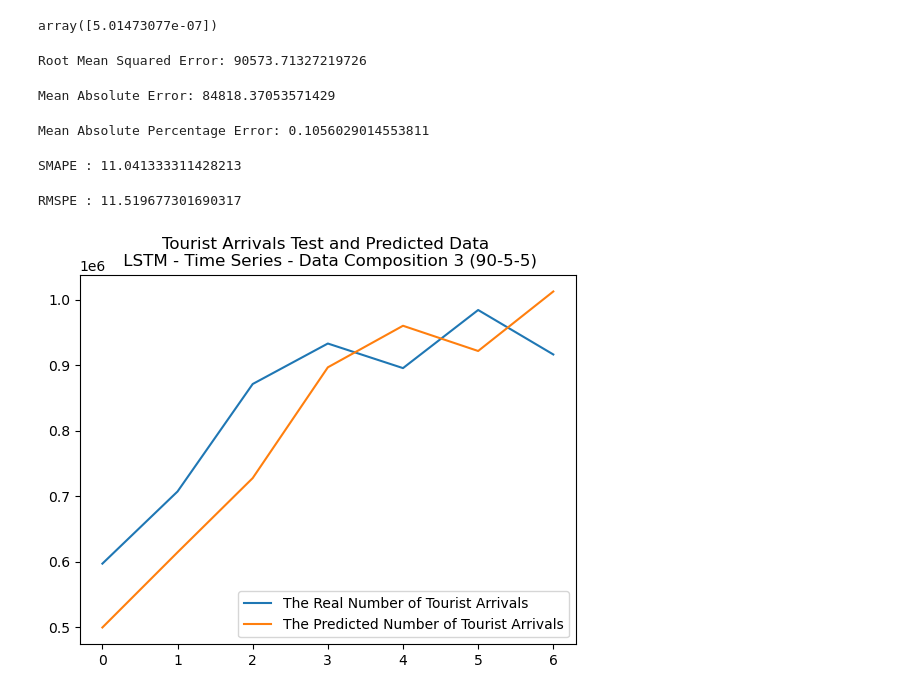
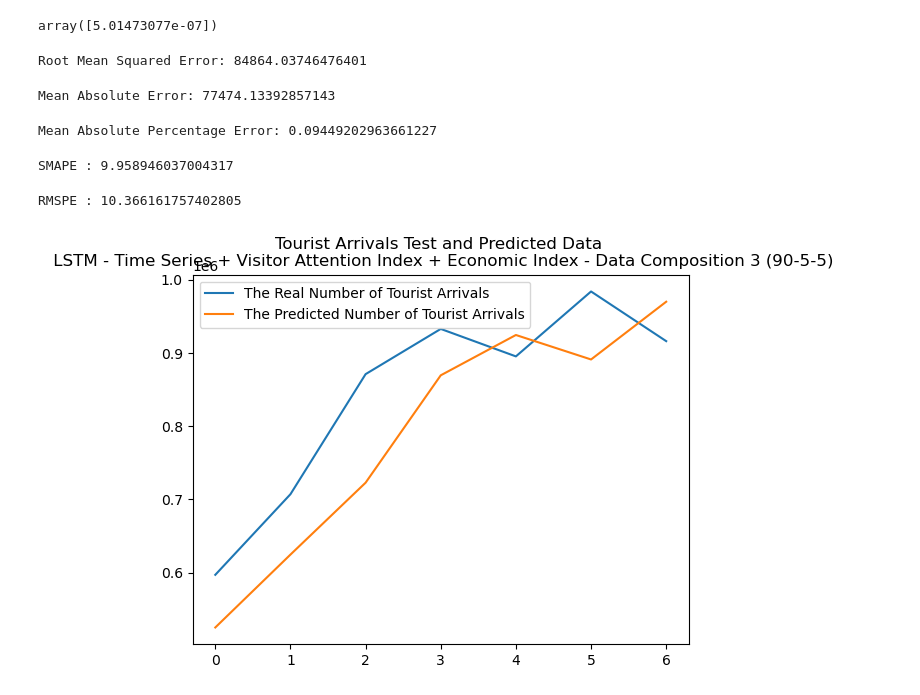
Before and after one commit to nnv2-pham/19046904---Officially-Dissertation---Machine-Learning-Models-For-Predicting-International-Tourist-Ar, a Jupyter notebook: LSTM - TIME SERIES + VISITOR ATTENTION INDEX - DATA COMPOSITION 3 (90-5-5).ipynb, the cells around one changed output. Cells and saved outputs as stored; diff of their text form; code cells hidden in the pictures.

```diff
--- a/LSTM - TIME SERIES + VISITOR ATTENTION INDEX - DATA COMPOSITION 3 (90-5-5).ipynb
+++ b/LSTM - TIME SERIES + VISITOR ATTENTION INDEX - DATA COMPOSITION 3 (90-5-5).ipynb
@@ -8,7 +8,7 @@ from tensorflow.keras.models import Sequential
 from tensorflow.keras.layers import Dense, LSTM
 # %%
 # Read in data and display fist 5 rows
-df = pd.read_csv('TIME SERIES + VISITOR ATTENTION INDEX - DATA COMPOSITION 3 (90-5-5).csv')
+df = pd.read_csv('TIME SERIES + VISITOR ATTENTION INDEX + ECONOMIC INDEX - DATA COMPOSITION 3 (90-5-5).csv')
 df1 = df.drop(['Class'], axis=1)
 df1 = df1['Tourist Arrival']
 df1 = np.array(df1).reshape(-1,1)
@@ -111,37 +111,37 @@ from sklearn.metrics import mean_absolute_percentage_error
 RMSE = np.sqrt(mean_squared_error(y_test, y_pred))
 print("Root Mean Squared Error:", RMSE)
 # %% [output]
-Root Mean Squared Error: 90573.71327219726
+Root Mean Squared Error: 84864.03746476401
 # %%
 MAE = mean_absolute_error(y_test, y_pred)
 print("Mean Absolute Error:", MAE)
 # %% [output]
-Mean Absolute Error: 84818.37053571429
+Mean Absolute Error: 77474.13392857143
 # %%
 MAPE = mean_absolute_percentage_error(y_test, y_pred)
 print("Mean Absolute Percentage Error:", MAPE)
 # %% [output]
-Mean Absolute Percentage Error: 0.1056029014553811
+Mean Absolute Percentage Error: 0.09449202963661227
 # %%
 def SMAPE(y_test,y_pred):
     return 100/len(y_test) * np.sum(2 * np.abs(y_pred - y_test) / (np.abs(y_test) + np.abs(y_pred)))
 result = SMAPE(y_test,y_pred)
 print("SMAPE :", result)
 # %% [output]
-SMAPE : 11.041333311428213
+SMAPE : 9.958946037004317
 # %%
 def RMSPE(y_test, y_pred):
     return np.sqrt(np.nanmean(np.square(((y_test - y_pred) / y_test))))*100
 result1 = RMSPE(y_test,y_pred)
 print("RMSPE :", result1)
 # %% [output]
-RMSPE : 11.519677301690317
+RMSPE : 10.366161757402805
 # %%
 x_ax = range(len(y_test))
 plt.plot(x_ax, y_test, label="The Real Number of Tourist Arrivals")
 plt.plot(x_ax, y_pred, label="The Predicted Number of Tourist Arrivals")
-plt.title("Tourist Arrivals Test and Predicted Data \n LSTM - Time Series - Data Composition 3 (90-5-5)")
+plt.title("Tourist Arrivals Test and Predicted Data \n LSTM - Time Series + Visitor Attention Index + Economic Index - Data Composition 3 (90-5-5)")
 plt.legend()
 plt.show()
 # %% [output]
-[figure, old version]
+[figure, new version]
```
Also changed, not shown: parts of 2 cells of this notebook, 27 other files.
